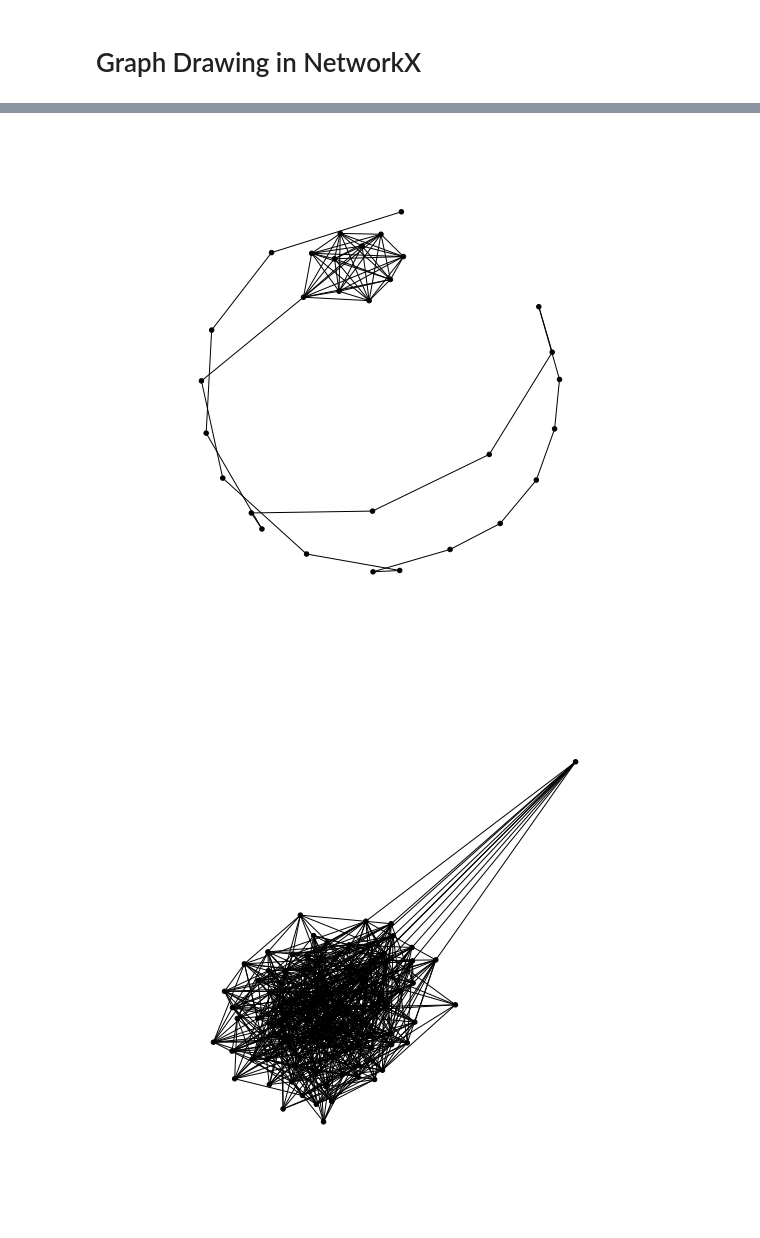
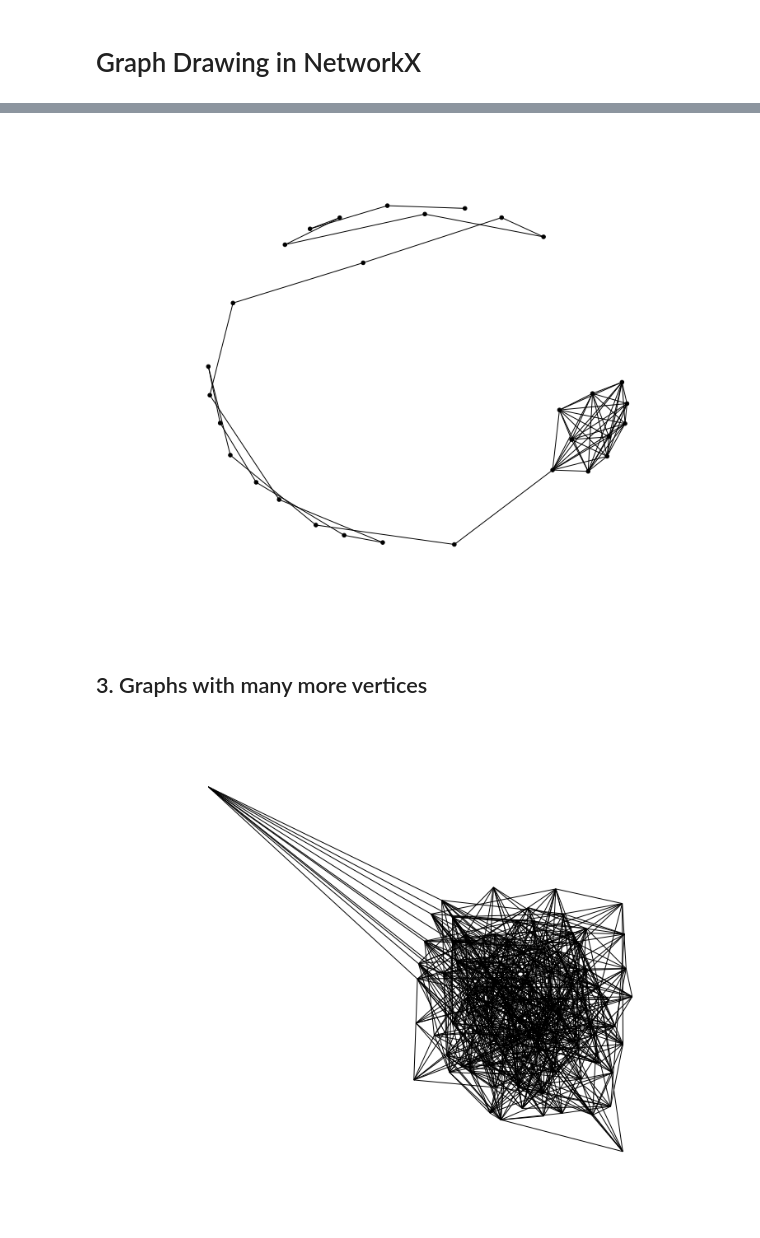
Before and after one commit to MHenderson/graph-drawing, a Jupyter notebook: networkx-drawing-notebook.ipynb, the cells around one changed output, grey strips where cells are left out. Cells and saved outputs as stored; diff of their text form; code cells hidden in the pictures.

Commit message:
A few improvements in the styling of graphs.

```diff
--- a/networkx-drawing-notebook.ipynb
+++ b/networkx-drawing-notebook.ipynb
@@ -4,6 +10,6 @@
 import random
 random.seed(0)
 
-pylab.rcParams['figure.figsize'] = 7, 7
+pylab.rcParams['figure.figsize'] = 10, 8
 # %%
 import networkx as nx
@@ -49,9 +77,18 @@ lollipop = nx.lollipop_graph(10,20)
 pos = nx.spring_layout(lollipop)
 nx.draw(lollipop, pos, **options_1)
 # %% [output]
-[figure, old version]
+[figure, new version]
+# %% [markdown]
+## 3. Graphs with many more vertices
+# %%
+options_2 = {
+           'with_labels':False,
+           'node_color': 'black',
+           'node_size': 0,
+           'width':1,
+           }
 # %%
 er = nx.erdos_renyi_graph(100,0.15)
-nx.draw(er, **options_1)
+nx.draw(er, **options_2)
 # %% [output]
-[figure, old version]
+[figure, new version]
```
Also changed, not shown: parts of 18 cells of this notebook.
